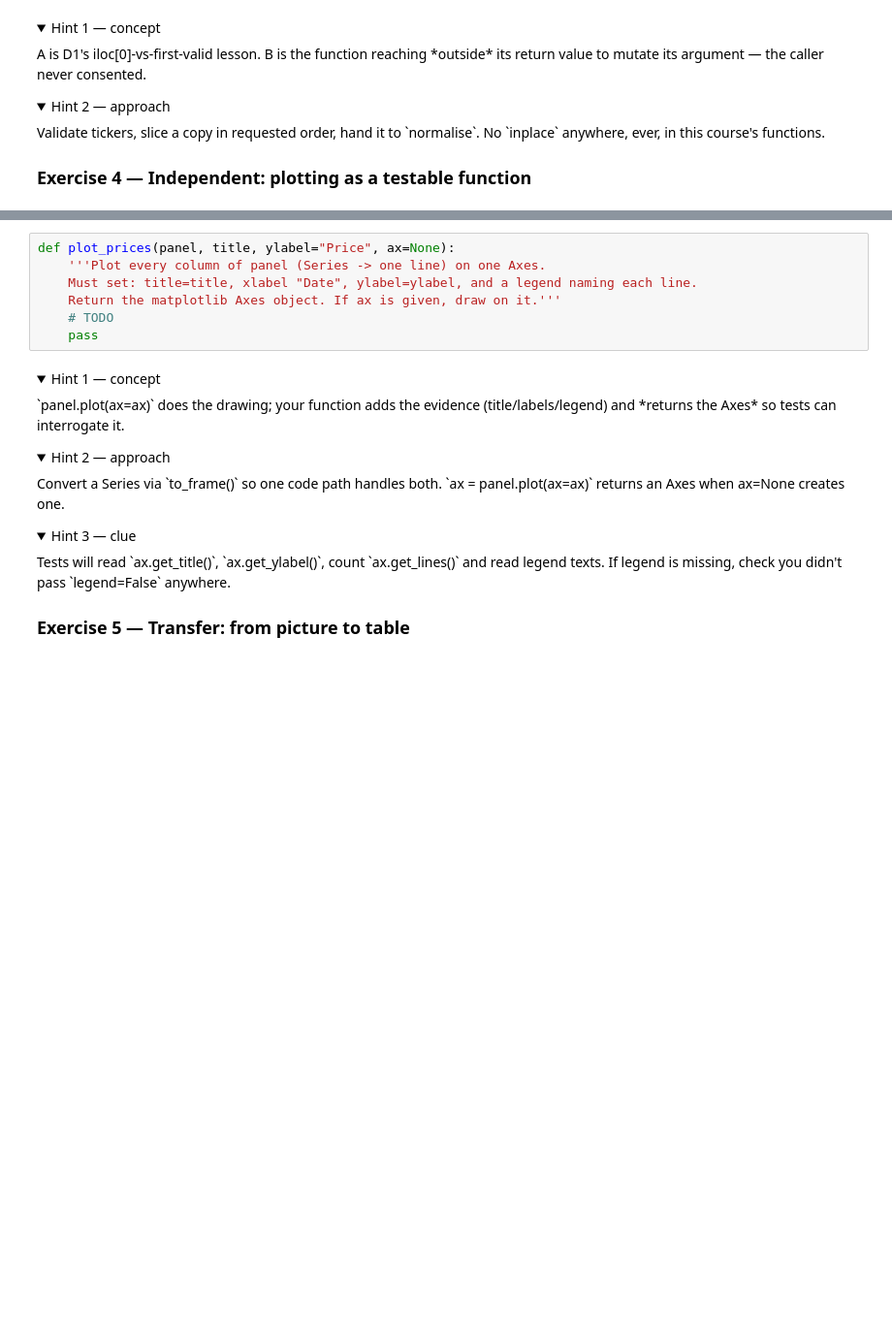
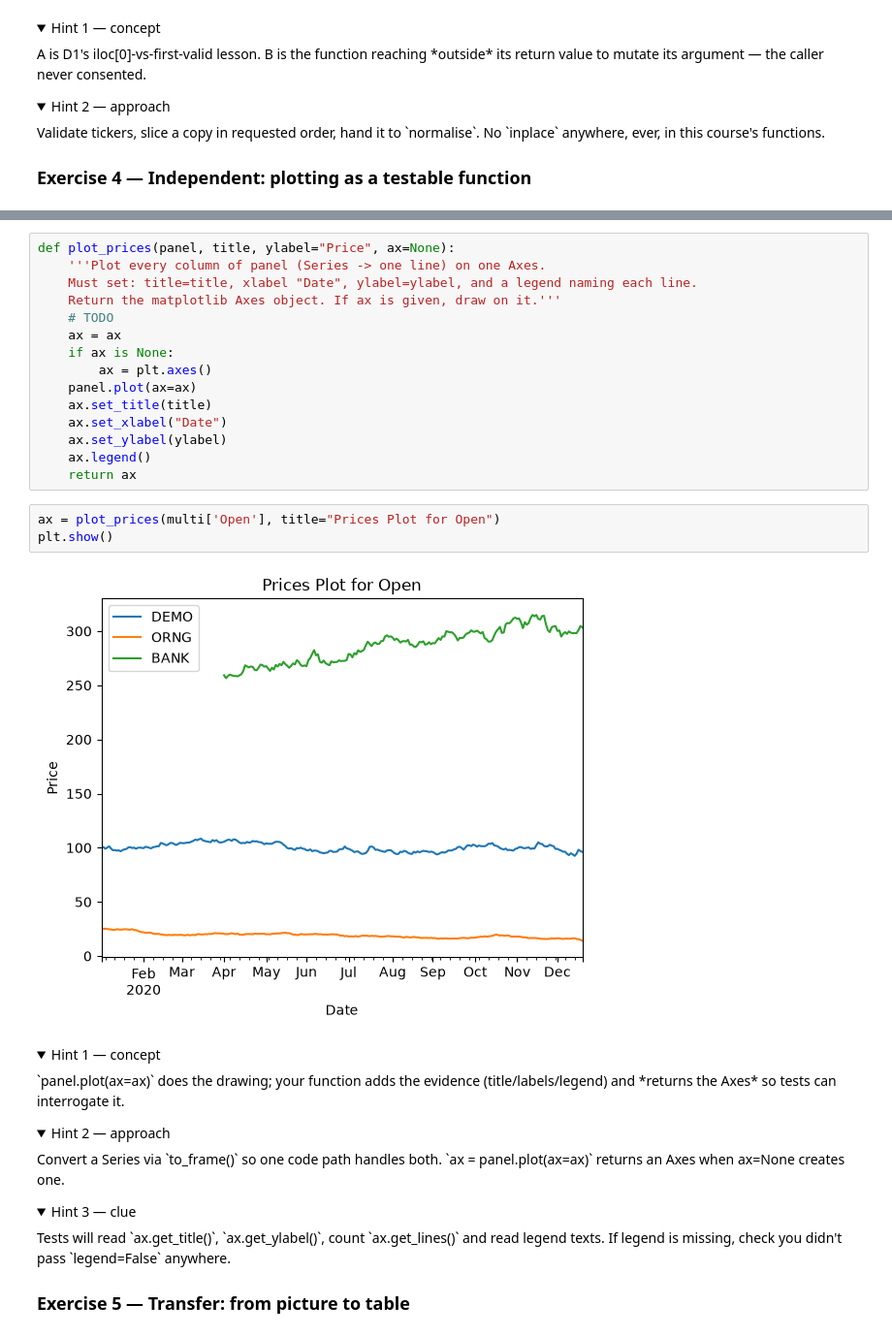
Before and after one commit to muvandii/PyTrades, a Jupyter notebook: notebooks/Day_03_Visualisation_Normalisation_Creating_Data.ipynb, the cells around one changed output, grey strips where cells are left out. Shown at 97% size. Saved outputs shown, nothing was run; the diff lists cells and outputs as text; folded sections open; blank space fills up the shorter version.

```diff
--- a/notebooks/Day_03_Visualisation_Normalisation_Creating_Data.ipynb
+++ b/notebooks/Day_03_Visualisation_Normalisation_Creating_Data.ipynb
@@ -230,7 +323,20 @@ def plot_prices(panel, title, ylabel="Price", ax=None):
     Must set: title=title, xlabel "Date", ylabel=ylabel, and a legend naming each line.
     Return the matplotlib Axes object. If ax is given, draw on it.'''
     # TODO
-    pass
+    ax = ax
+    if ax is None:
+        ax = plt.axes()
+    panel.plot(ax=ax)
+    ax.set_title(title)
+    ax.set_xlabel("Date")
+    ax.set_ylabel(ylabel)
+    ax.legend()
+    return ax
+# %%
+ax = plot_prices(multi['Open'], title="Prices Plot for Open")
+plt.show()
+# %% [output]
+[figure, added]
 # %% [markdown]
 <details><summary>Hint 1 — concept</summary>`panel.plot(ax=ax)` does the drawing; your function adds the evidence (title/labels/legend) and *returns the Axes* so tests can interrogate it.</details>
 <details><summary>Hint 2 — approach</summary>Convert a Series via `to_frame()` so one code path handles both. `ax = panel.plot(ax=ax)` returns an Axes when ax=None creates one.</details>
```
Also changed, not shown: parts of 20 cells of this notebook, 3 other files.
